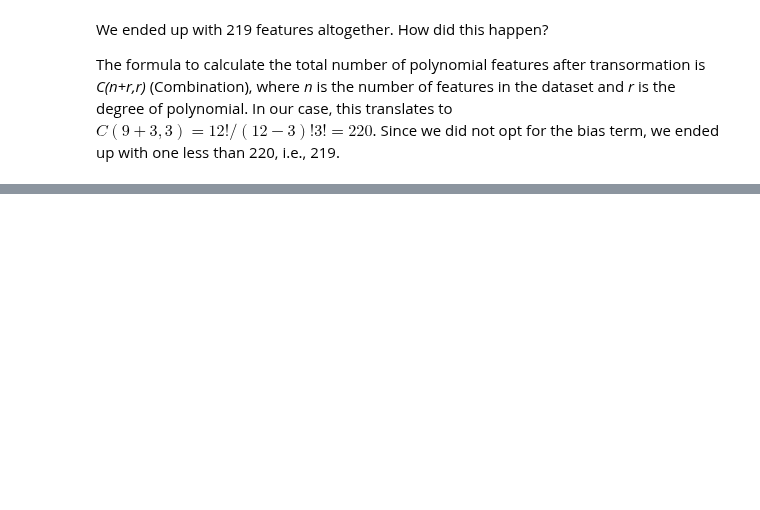
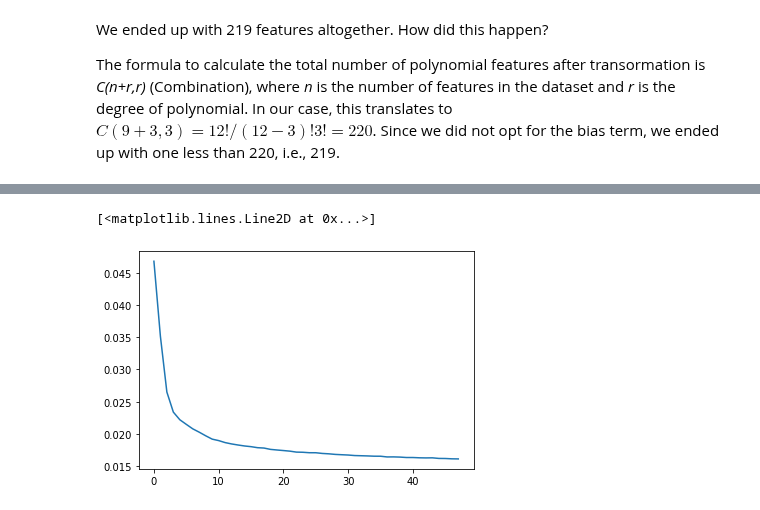
Before and after one commit to aniket-ak/Machine-Learning-CASP-Dataset, a Jupyter notebook: CASP_Exploring_Design_Space.ipynb, the cells around one changed output, grey strips where cells are left out. Drawn from its saved outputs; the diff is of its cells as text; code cells hidden in the pictures; blank space fills up the shorter version.

```diff
--- a/CASP_Exploring_Design_Space.ipynb
+++ b/CASP_Exploring_Design_Space.ipynb
@@ -119,3 +148,8 @@ Time taken 0.7376687526702881
+# %%
+plt.plot(mlp_reg.loss_curve_)
+# %% [output]
+[<matplotlib.lines.Line2D at 0x...>]
+[figure, added]
 # %%
 def plot_results(X, y, lin_reg_model, name):
     plt.figure(figsize=(10,6))
```
Also changed, not shown: parts of 11 cells of this notebook.
